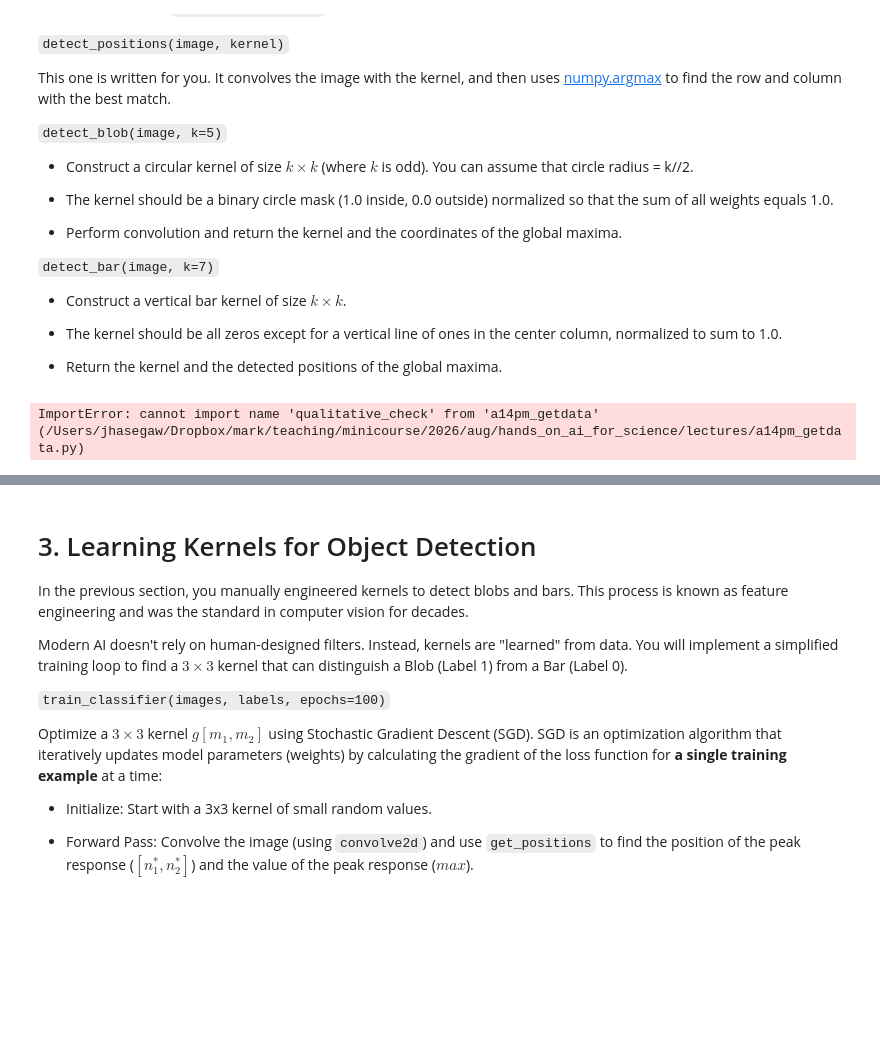
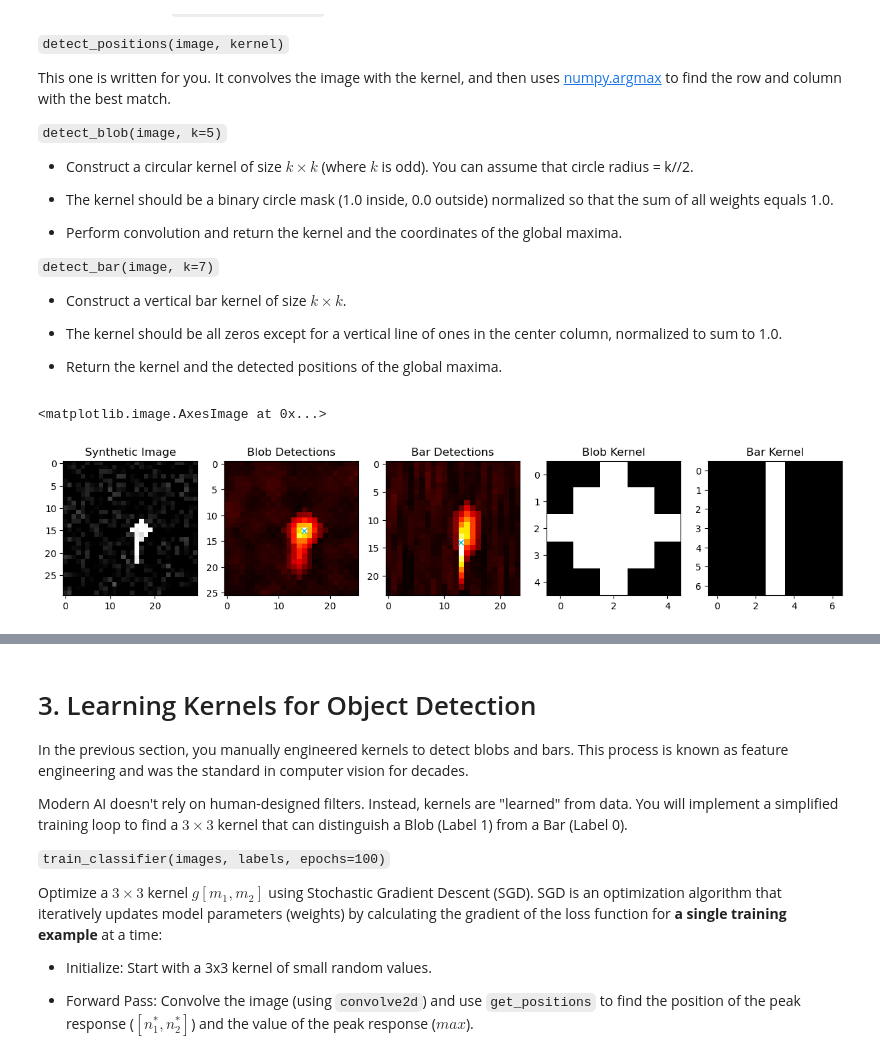
Before and after one commit to jhasegaw/hands_on_ai_for_science, a Jupyter notebook: lectures/a14pm_cnn.ipynb, the cells around one changed output, grey strips where cells are left out. Drawn from its saved outputs; the diff is of its cells as text; code cells hidden in the pictures; blank space fills up the shorter version.

```diff
--- a/lectures/a14pm_cnn.ipynb
+++ b/lectures/a14pm_cnn.ipynb
@@ -203,36 +203,37 @@ plt.title("Synthetic Image")
 plt.imshow(img, cmap='gray')
 
 # Initialize blob_pos and bar_pos to empty arrays or None
 # to handle cases where detection fails or isn't implemented
 blob_pos = np.array([])
 bar_pos = np.array([])
 
 # Detect Blobs
 blob_k, blob_pos = detect_blob(img)
 blob_map = convolve2d(img, blob_k)
 plt.subplot(152)
 plt.title("Blob Detections")
 plt.imshow(blob_map, cmap='hot')
-plt.plot(blob_pos[1], blob_pos[0], 'cx')
+plt.plot(blob_pos[:,1], blob_pos[:,0], 'cx')
 
 # Detect Bars
 bar_k, bar_pos = detect_bar(img)
 bar_map = convolve2d(img, bar_k)
 
 plt.subplot(153)
 plt.title("Bar Detections")
 plt.imshow(bar_map, cmap='hot')
-plt.plot(bar_pos[1], bar_pos[0], 'cx')
+plt.plot(bar_pos[:,1], bar_pos[:,0], 'cx')
 
 plt.subplot(154)
 plt.title("Blob Kernel")
 plt.imshow(blob_k, cmap='gray')
 
 plt.subplot(155)
 plt.title("Bar Kernel")
 plt.imshow(bar_k, cmap='gray')
 # %% [output]
-ImportError: cannot import name 'qualitative_check' from 'a14pm_getdata' (/Users/jhasegaw/Dropbox/mark/teaching/minicourse/2026/aug/hands_on_ai_for_science/lectures/a14pm_getdata.py)
+<matplotlib.image.AxesImage at 0x...>
+[figure, added]
 # %% [markdown]
 <a id="learning"></a>
 # %% [markdown]
```
Also changed, not shown: 7 other files.
